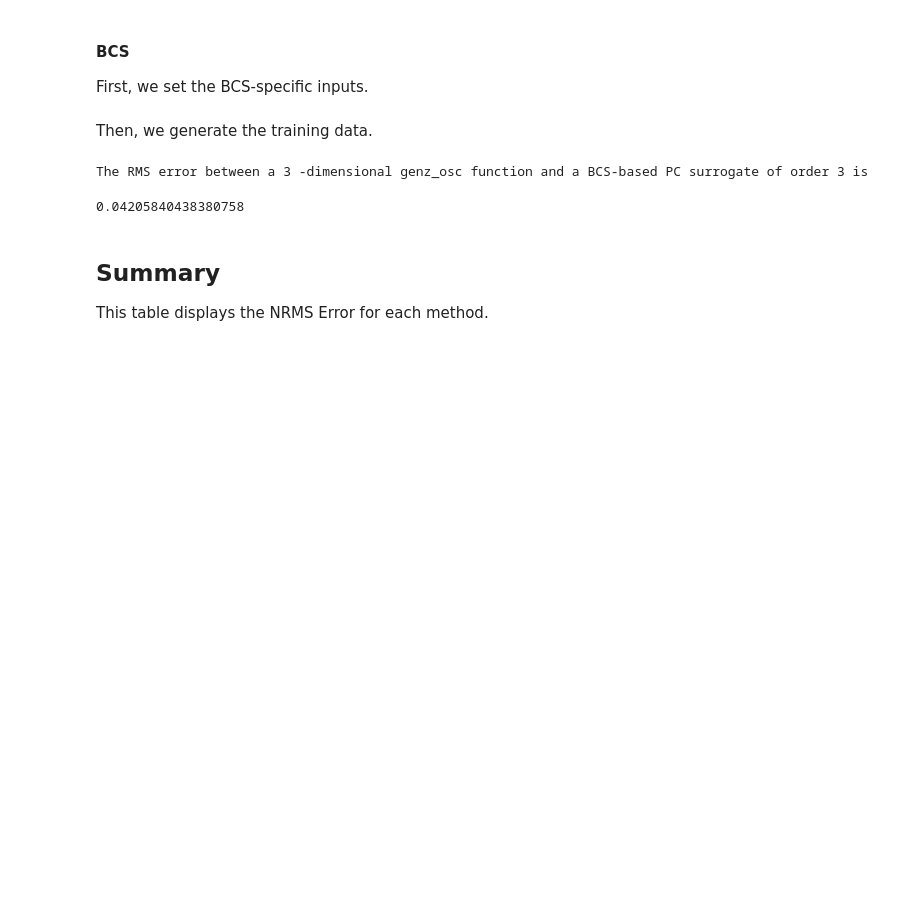
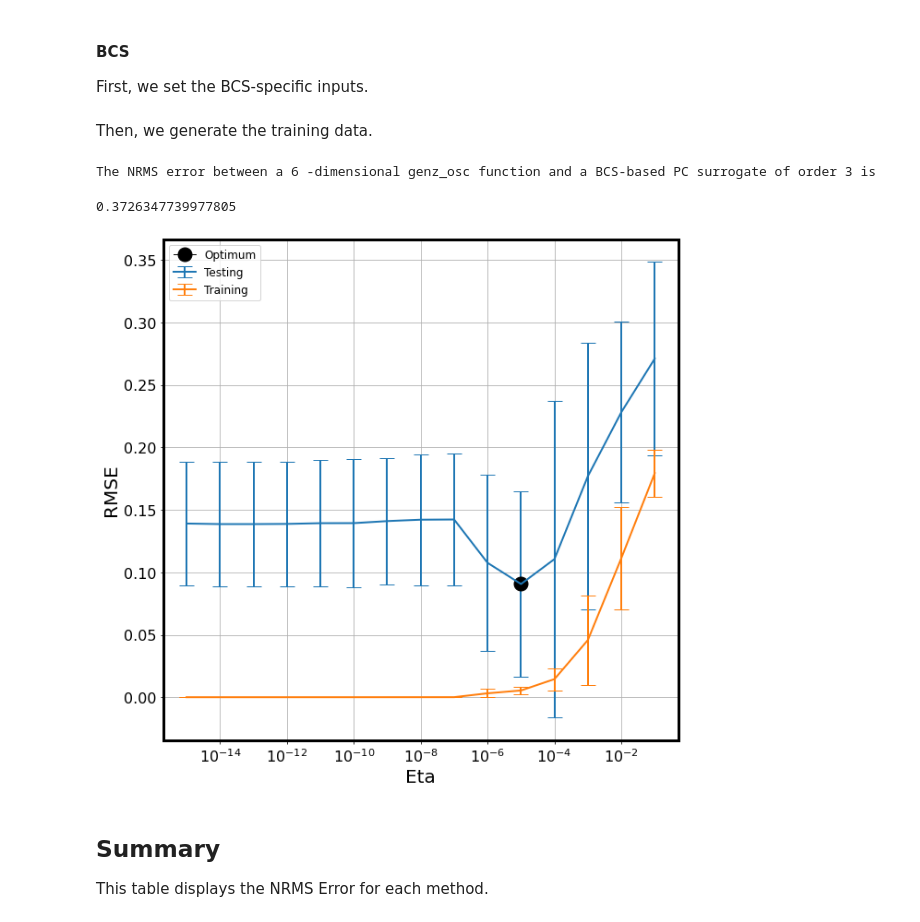
Before and after one commit to sandialabs/UQTk, a Jupyter notebook: examples/surrogate_genz/surrogate_genz.ipynb, the cells around one changed output. Saved outputs shown, nothing was run; the diff lists cells and outputs as text; code cells hidden in the pictures; blank space fills up the shorter version.

```diff
--- a/examples/surrogate_genz/surrogate_genz.ipynb
+++ b/examples/surrogate_genz/surrogate_genz.ipynb
@@ -23,7 +23,7 @@ pc_alpha = 0.0      # Free parameter > -1 for Gamma-Laguerre and Beta-Jacobi PCs
 pc_beta = 1.0       # Free parameter > -1 for Gamma-Laguerre and Beta-Jacobi PCs
 param = nord+1      # Number of quadrature points per dimension for full quadrature or level for sparse quadrature
 nSam = 10000        # Number of random samples
-ndim = 3            # Number of dimensions
+ndim = 6            # Number of dimensions
 model= 'genz_osc'   # Choices are 'genz_osc', 'genz_exp', 'genz_cont','genz_gaus','genz_cpeak', 'genz_ppeak'
 # %% [markdown]
 ## Quadrature and Galerkin Projection
@@ -142,27 +143,28 @@ y_train4=func(x_train4, model, np.ones(ndim+1))
 # %%
 # PC object with the starting basis
 if mindex_growth == None:
     start_ord = nord # if no basis growth, order of the final basis = order of the starting basis
 else:
     start_ord = nord-niter+1 # if basis growth, shrink starting basis to allow for growth niter-1 times
 pc_start = uqtkpce.PCSet("NISPnoq", start_ord, ndim, pc_type, pc_alpha, pc_beta)
 
 # BCS
-pc_final, c_k4 = pce_tools.UQTkBCS(pc_start, x_train4, y_train4, niter, eta, ntry, eta_folds, mindex_growth, regparams, sigma, trval_frac, npccut, pcf_thr, verbose)
+pc_final, c_k4 = pce_tools.UQTkBCS(pc_start, x_train4, y_train4, niter, eta, ntry, eta_folds, mindex_growth, regparams, sigma, trval_frac, npccut, pcf_thr, verbose, eta_plot)
 # Evaluate PCE with the final basis
 x_test4=2*rng.random(n=nSam)-1
 pce_evals4=pce_tools.UQTkEvaluatePCE(pc_final,c_k4,x_test4)
 
 # Error
 y_test4=func(x_test4,model,np.ones(ndim+1))
 MSE4 = np.square(np.subtract(y_test4,pce_evals4)).mean()
 RMSE4=math.sqrt(MSE4)
-NRMSE4=RMSE4/np.linalg.norm(y_test2)
-print("The RMS error between a", ndim, "-dimensional", model, "function and a BCS-based PC surrogate of order", nord, "is")
+NRMSE4=RMSE4/np.abs(y_test2.mean())
+print("The NRMS error between a", ndim, "-dimensional", model, "function and a BCS-based PC surrogate of order", nord, "is")
 NRMSE4
 # %% [output]
-The RMS error between a 3 -dimensional genz_osc function and a BCS-based PC surrogate of order 3 is
+The NRMS error between a 6 -dimensional genz_osc function and a BCS-based PC surrogate of order 3 is
-0.04205840438380758
+0.3726347739977805
+[figure, added]
 # %% [markdown]
 ## Summary
 This table displays the NRMS Error for each method.
```
Also changed, not shown: parts of 5 cells of this notebook, 2 other files.
